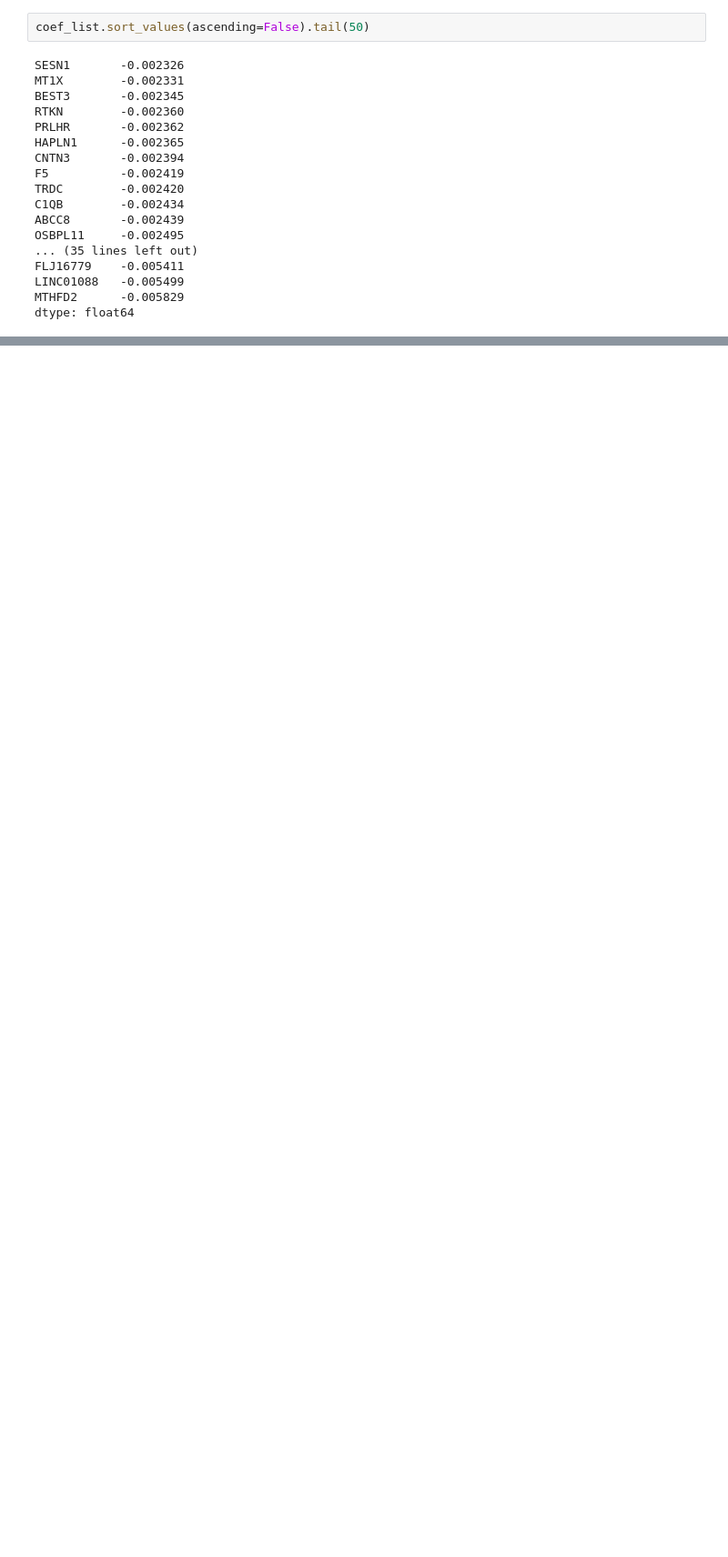
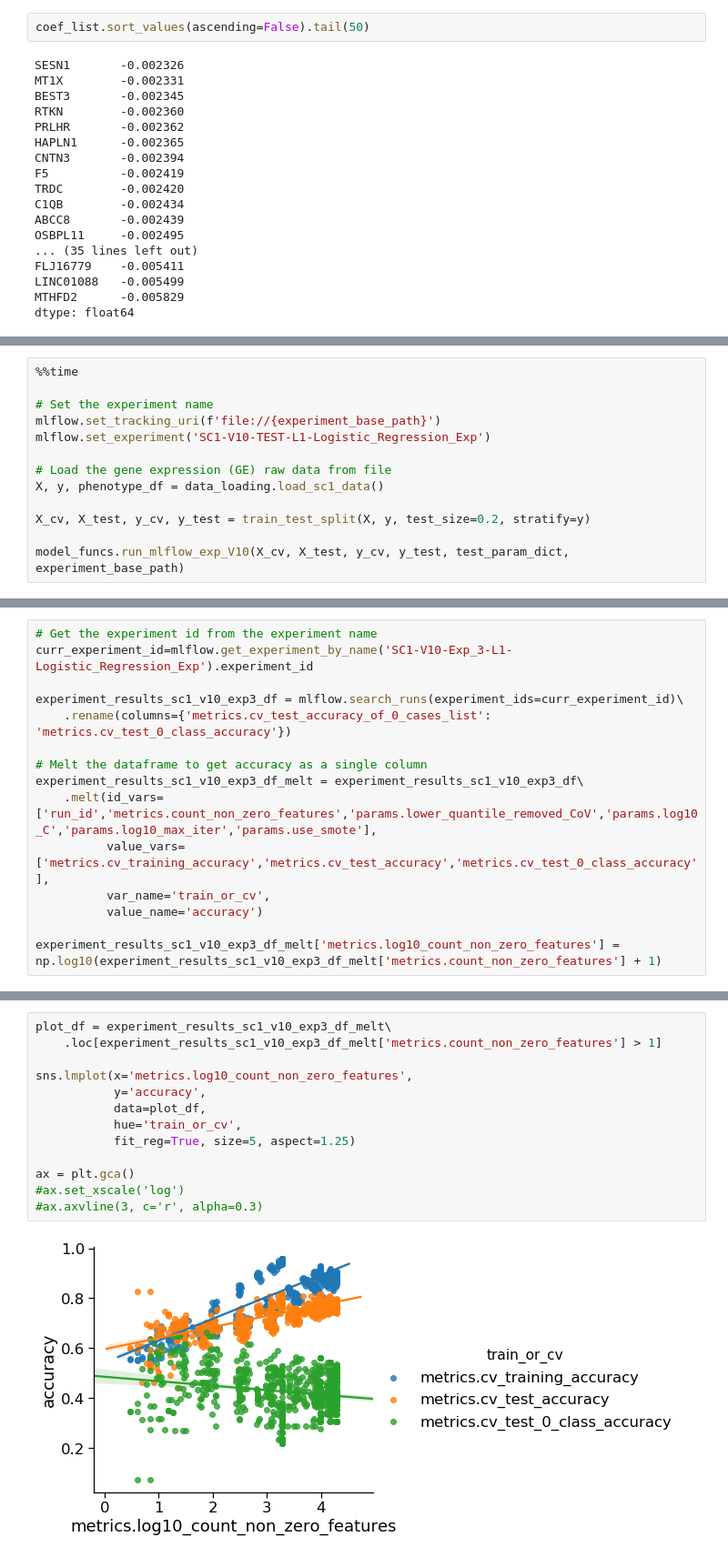
Before and after one commit to asuther/precfda_brain_cancer_phase_1, a Jupyter notebook: notebooks/model_generation/2020.01.14-1-Train_logistic_regression_model_using_mlflow.ipynb, the cells around one changed output, grey strips where cells are left out. Shown at 91% size. Cells and saved outputs as stored; diff of their text form; blank space fills up the shorter version.

```diff
--- a/notebooks/model_generation/2020.01.14-1-Train_logistic_regression_model_using_mlflow.ipynb
+++ b/notebooks/model_generation/2020.01.14-1-Train_logistic_regression_model_using_mlflow.ipynb
@@ -907,0 +1122,13 @@ dtype: float64
+# %%
+%%time
+
+# Set the experiment name
+mlflow.set_tracking_uri(f'file://{experiment_base_path}')
+mlflow.set_experiment('SC1-V10-TEST-L1-Logistic_Regression_Exp')
+
+# Load the gene expression (GE) raw data from file
+X, y, phenotype_df = data_loading.load_sc1_data()
+
+X_cv, X_test, y_cv, y_test = train_test_split(X, y, test_size=0.2, stratify=y)
+
+model_funcs.run_mlflow_exp_V10(X_cv, X_test, y_cv, y_test, test_param_dict, experiment_base_path)
@@ -907,0 +1186,15 @@ dtype: float64
+# %%
+# Get the experiment id from the experiment name
+curr_experiment_id=mlflow.get_experiment_by_name('SC1-V10-Exp_3-L1-Logistic_Regression_Exp').experiment_id
+
+experiment_results_sc1_v10_exp3_df = mlflow.search_runs(experiment_ids=curr_experiment_id)\
+    .rename(columns={'metrics.cv_test_accuracy_of_0_cases_list': 'metrics.cv_test_0_class_accuracy'})
+
+# Melt the dataframe to get accuracy as a single column
+experiment_results_sc1_v10_exp3_df_melt = experiment_results_sc1_v10_exp3_df\
+    .melt(id_vars=['run_id','metrics.count_non_zero_features','params.lower_quantile_removed_CoV','params.log10_C','params.log10_max_iter','params.use_smote'],
+          value_vars=['metrics.cv_training_accuracy','metrics.cv_test_accuracy','metrics.cv_test_0_class_accuracy'],
+          var_name='train_or_cv',
+          value_name='accuracy')
+
+experiment_results_sc1_v10_exp3_df_melt['metrics.log10_count_non_zero_features'] = np.log10(experiment_results_sc1_v10_exp3_df_melt['metrics.count_non_zero_features'] + 1)
@@ -907,0 +1203,15 @@ dtype: float64
+# %%
+plot_df = experiment_results_sc1_v10_exp3_df_melt\
+    .loc[experiment_results_sc1_v10_exp3_df_melt['metrics.count_non_zero_features'] > 1]
+
+sns.lmplot(x='metrics.log10_count_non_zero_features',
+           y='accuracy',
+           data=plot_df,
+           hue='train_or_cv',
+           fit_reg=True, size=5, aspect=1.25)
+
+ax = plt.gca()
+#ax.set_xscale('log')
+#ax.axvline(3, c='r', alpha=0.3)
+# %% [output]
+[figure, added]
```
Also changed, not shown: parts of 56 cells of this notebook, 3 other files.
